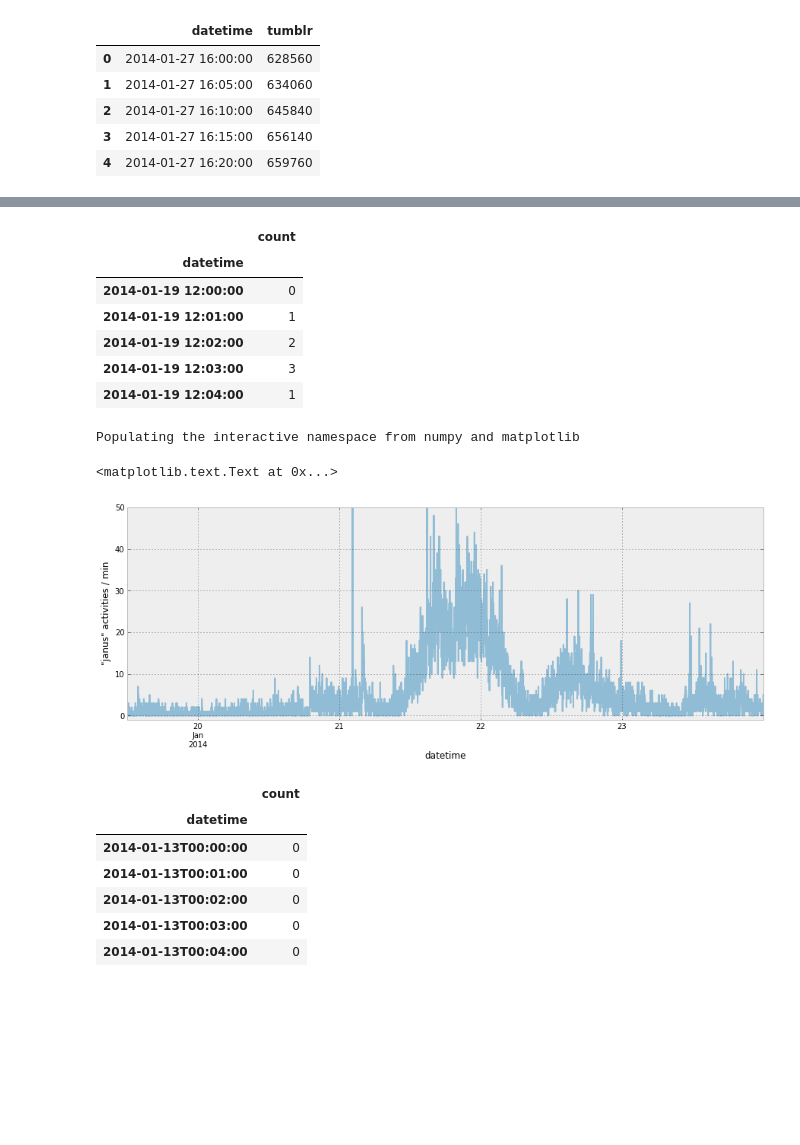
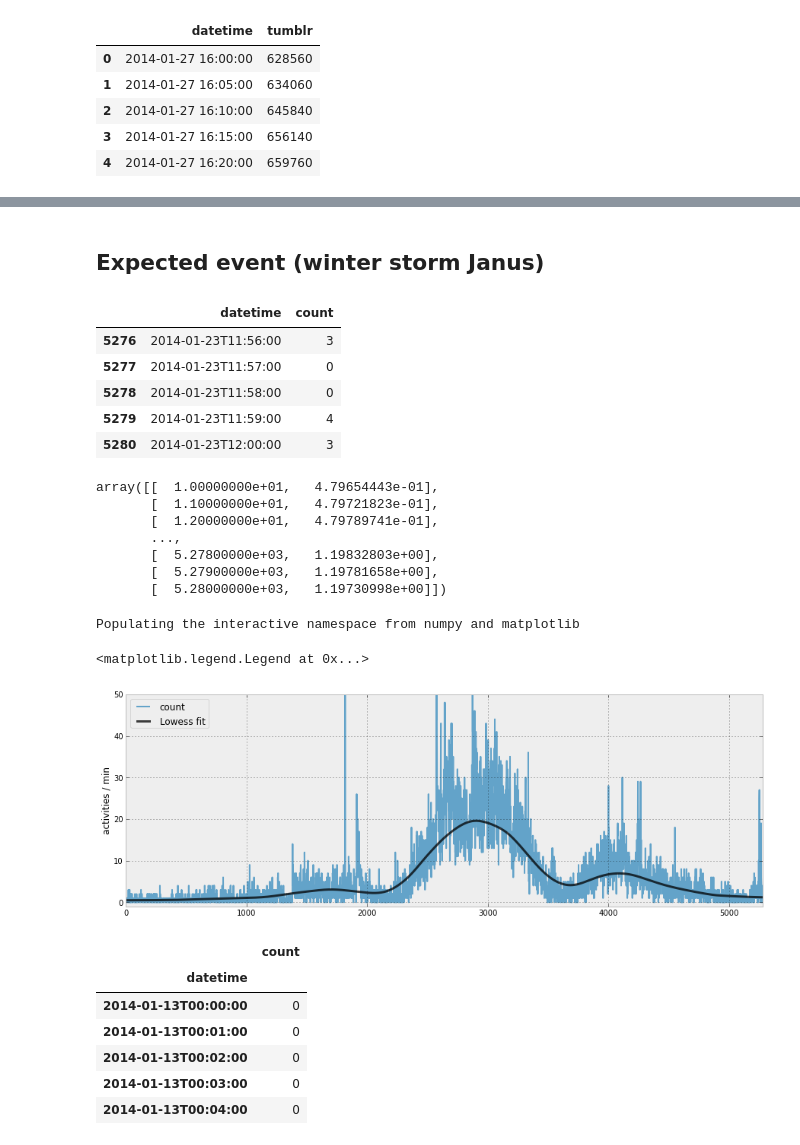
Before and after one commit to jrmontag/AnalyzeBoulder-SocialPulse, a Jupyter notebook: data/AB_social-pulse.ipynb, the cells around one changed output, grey strips where cells are left out. Cells and saved outputs as stored; diff of their text form; code cells hidden in the pictures; blank space fills up the shorter version.

```diff
--- a/data/AB_social-pulse.ipynb
+++ b/data/AB_social-pulse.ipynb
@@ -87,33 +105,61 @@ Populating the interactive namespace from numpy and matplotlib
+# %% [markdown]
+## Expected event (winter storm Janus)
 # %%
-janus = pd.read_csv('data/janus.csv',
-                    sep=',',
-                    names=["datetime","count"],
-                    index_col=0,
-                    parse_dates=True)
+# read in storm data
+janus = pd.read_csv('./janus.csv'
+                    , sep=','
+                    , names=["datetime","count"]
+                    #, index_col=0
+                    #, parse_dates=True
+                    )
 #janus.dtypes
-janus.head()
+janus.tail()
 # %% [output]
-|  | count |
-| datetime |  |
-| 2014-01-19 12:00:00 | 0 |
-| 2014-01-19 12:01:00 | 1 |
-| 2014-01-19 12:02:00 | 2 |
-| 2014-01-19 12:03:00 | 3 |
-| 2014-01-19 12:04:00 | 1 |
+|  | datetime | count |
+| 5276 | 2014-01-23T11:56:00 | 3 |
+| 5277 | 2014-01-23T11:57:00 | 0 |
+| 5278 | 2014-01-23T11:58:00 | 0 |
+| 5279 | 2014-01-23T11:59:00 | 4 |
+| 5280 | 2014-01-23T12:00:00 | 3 |
+# %%
+from statsmodels.nonparametric.smoothers_lowess import lowess
+
+lowess_line = lowess(janus["count"], janus.index, frac = 0.15)
+# %%
+lowess_line[10:]
+# %% [output]
+array([[  1.00000000e+01,   4.79654443e-01],
+       [  1.10000000e+01,   4.79721823e-01],
+       [  1.20000000e+01,   4.79789741e-01],
+       ...,
+       [  5.27800000e+03,   1.19832803e+00],
+       [  5.27900000e+03,   1.19781658e+00],
+       [  5.28000000e+03,   1.19730998e+00]])
 # %%
 %pylab inline
 
 ax = janus.plot(style='-'
                 , markersize=10
-                , alpha=0.5
+                , alpha=0.75
                 , figsize=(15,5)
                 , ylim=[-1,50]
+                , xlim=[0,5280]
                 , legend=False
-                #, label="'janus' activities per minute"
+                , label="'janus' activities"
                 )
-#plt.legend(loc='best')
-ax.set_ylabel('"janus" activities / min')
+
+ax.set_ylabel('activities / min')
+
+
+plt.plot(lowess_line[:,0], lowess_line[:, 1]
+         , '-'
+         , lw = 3
+         , alpha = 0.75
+         , color = 'black'
+         , label = "Lowess fit"
+         )
+plt.legend(loc = "upper left")
 # %% [output]
 Populating the interactive namespace from numpy and matplotlib
-<matplotlib.text.Text at 0x...>
+<matplotlib.legend.Legend at 0x...>
-[figure, old version]
+[figure, new version]
```
Also changed, not shown: parts of 9 cells of this notebook, 1 other file.
